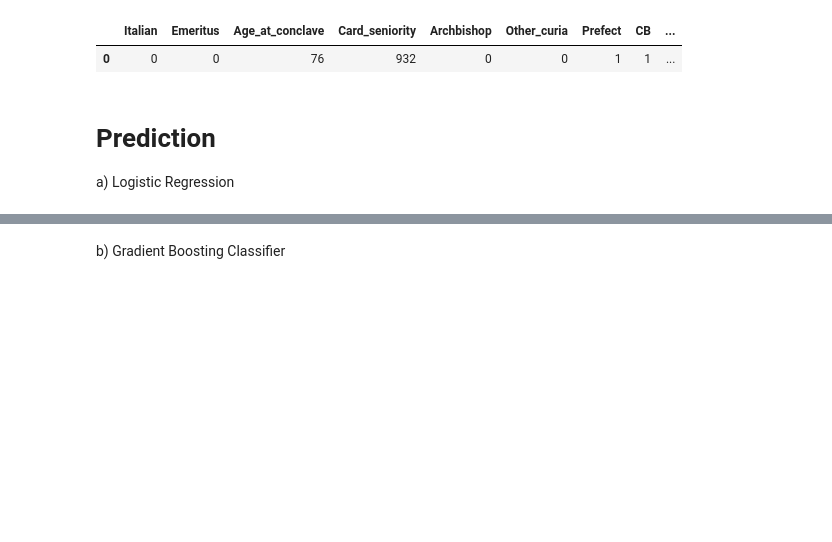
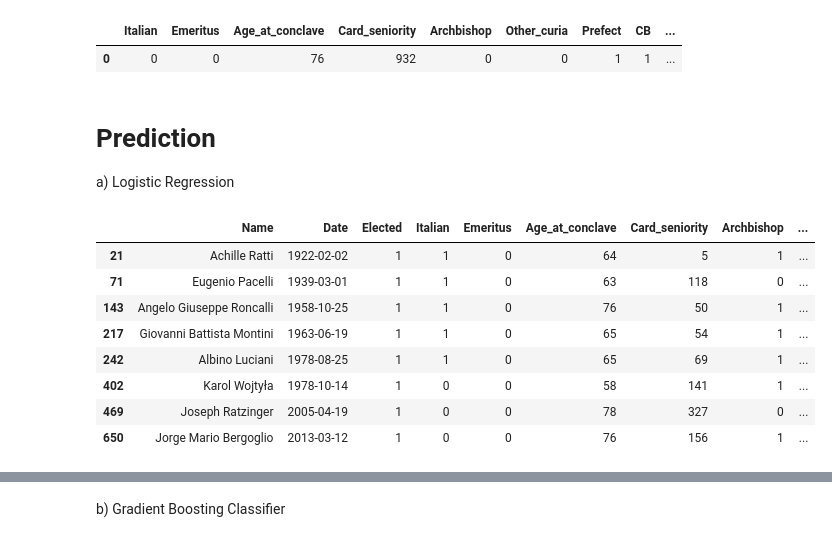
Before and after one commit to kozlowski-j/conclave_predict, a Jupyter notebook: 3. Model playground.ipynb, the cells around one changed output, grey strips where cells are left out. Drawn from its saved outputs; the diff is of its cells as text; code cells hidden in the pictures; blank space fills up the shorter version.

```diff
--- a/3. Model playground.ipynb
+++ b/3. Model playground.ipynb
@@ -76,5 +77,17 @@ df_test.head(1)
 # Prediction
 
 a) Logistic Regression
+# %%
+df.loc[df['Elected']==1]
+# %% [output]
+|  | Name | Date | Elected | Italian | Emeritus | Age_at_conclave | Card_seniority | Archbishop | ... |
+| 21 | Achille Ratti | 1922-02-02 | 1 | 1 | 0 | 64 | 5 | 1 | ... |
+| 71 | Eugenio Pacelli | 1939-03-01 | 1 | 1 | 0 | 63 | 118 | 0 | ... |
+| 143 | Angelo Giuseppe Roncalli | 1958-10-25 | 1 | 1 | 0 | 76 | 50 | 1 | ... |
+| 217 | Giovanni Battista Montini | 1963-06-19 | 1 | 1 | 0 | 65 | 54 | 1 | ... |
+| 242 | Albino Luciani | 1978-08-25 | 1 | 1 | 0 | 65 | 69 | 1 | ... |
+| 402 | Karol Wojtyła | 1978-10-14 | 1 | 0 | 0 | 58 | 141 | 1 | ... |
+| 469 | Joseph Ratzinger | 2005-04-19 | 1 | 0 | 0 | 78 | 327 | 0 | ... |
+| 650 | Jorge Mario Bergoglio | 2013-03-12 | 1 | 0 | 0 | 76 | 156 | 1 | ... |
 # %%
 logreg = LogisticRegression(warm_start=True, class_weight='balanced')
```
Also changed, not shown: parts of 5 cells of this notebook, 3 other files.
